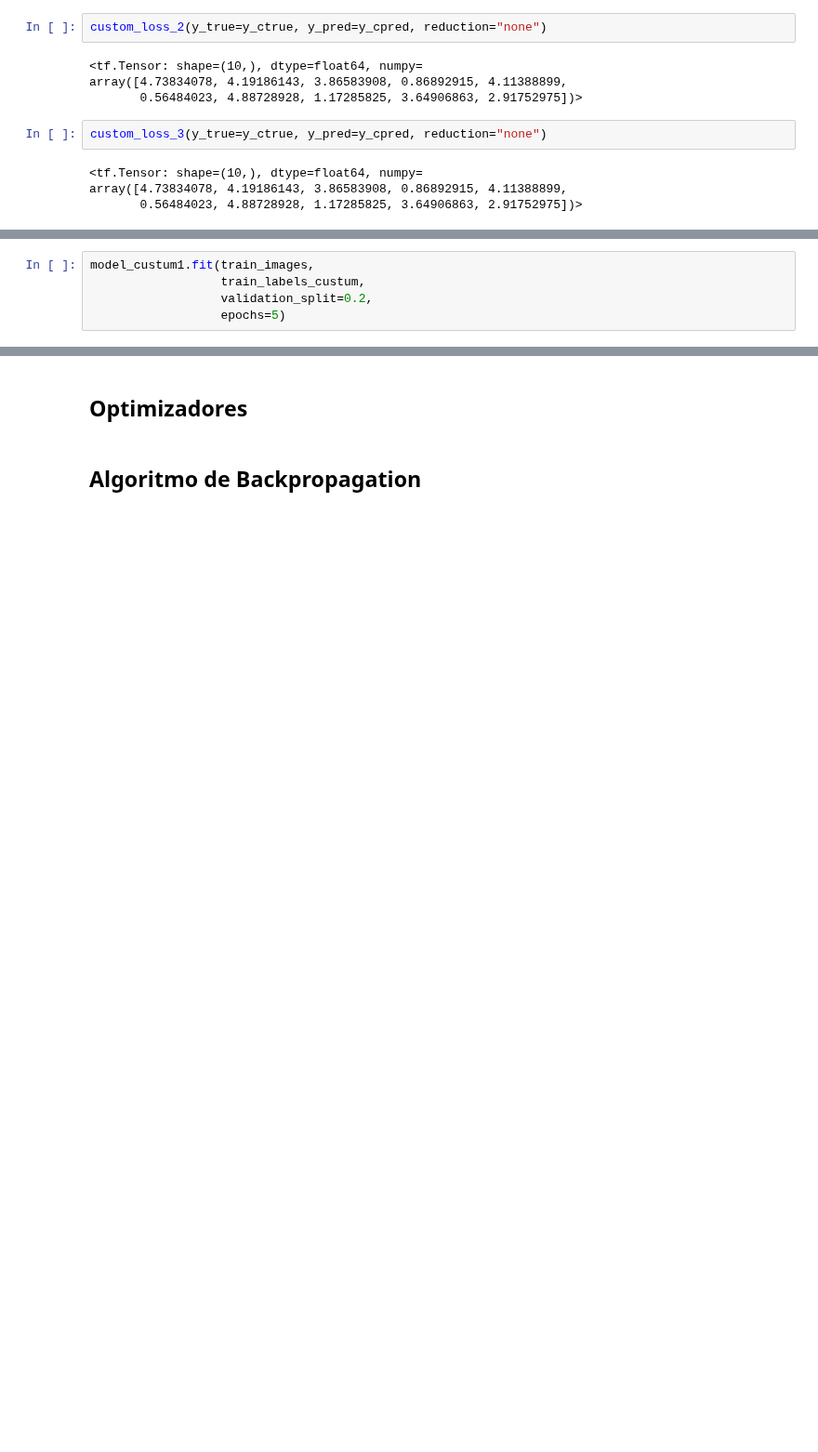
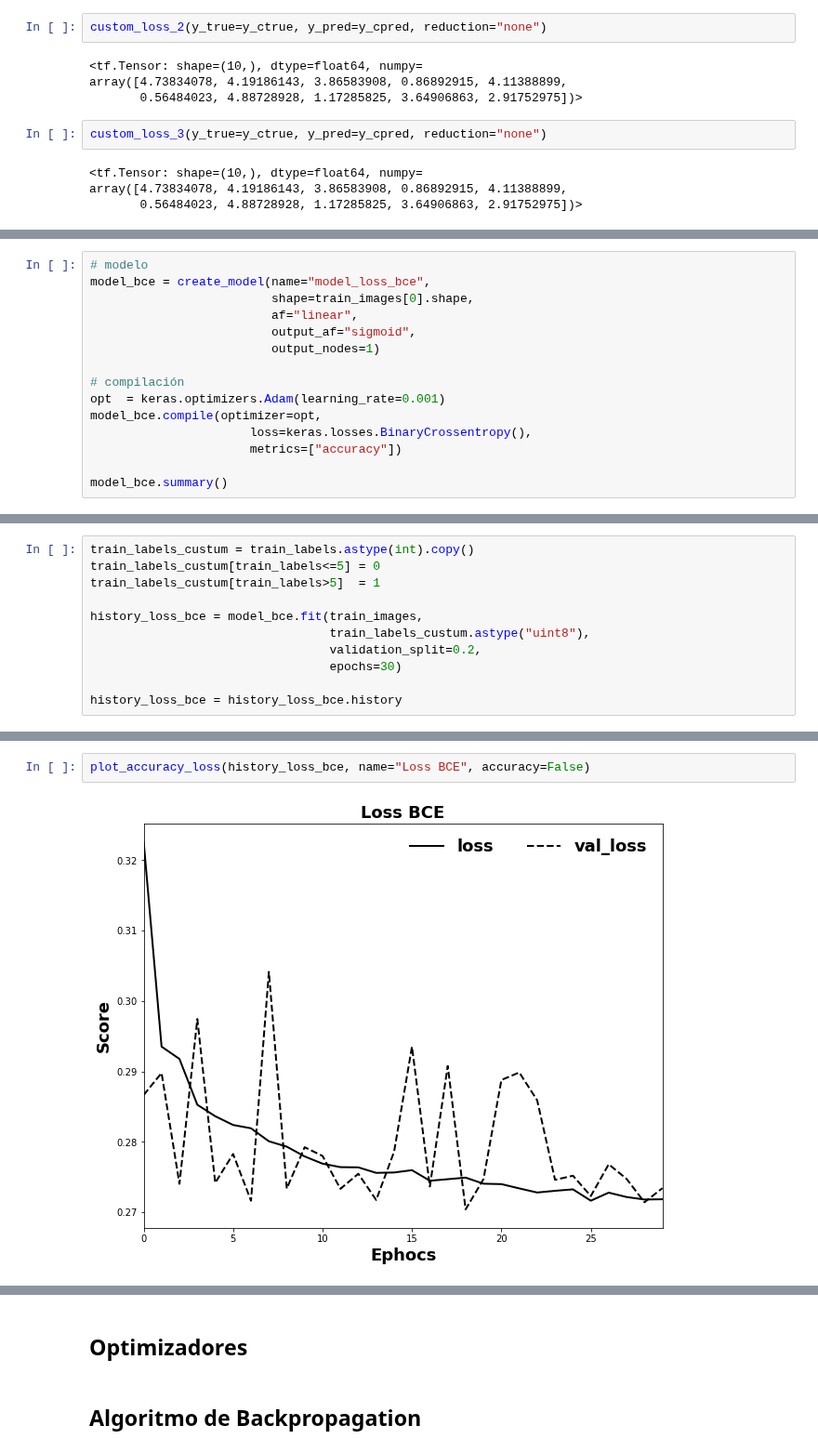
Before and after one commit to hplbrayan/Un-Curso-de-Deep-Learning, a Jupyter notebook: 02_intro_Keras_actf_backp/N2_actf_lf_op_bp.ipynb, the cells around one changed output, grey strips where cells are left out. Shown at 93% size. Drawn from its saved outputs; the diff is of its cells as text; blank space fills up the shorter version.

```diff
--- a/02_intro_Keras_actf_backp/N2_actf_lf_op_bp.ipynb
+++ b/02_intro_Keras_actf_backp/N2_actf_lf_op_bp.ipynb
@@ -2104,5 +2064,0 @@ Model: "custum_1"
-# %%
-model_custum1.fit(train_images,
-                  train_labels_custum,
-                  validation_split=0.2,
-                  epochs=5)
@@ -2122,0 +2074,15 @@ Una lista de errores producidos por malas definiciones de la función de perdida
+# %%
+# modelo
+model_bce = create_model(name="model_loss_bce",
+                         shape=train_images[0].shape,
+                         af="linear",
+                         output_af="sigmoid",
+                         output_nodes=1)
+
+# compilación
+opt  = keras.optimizers.Adam(learning_rate=0.001)
+model_bce.compile(optimizer=opt,
+                      loss=keras.losses.BinaryCrossentropy(),
+                      metrics=["accuracy"])
+
+model_bce.summary()
@@ -2122,0 +2109,11 @@ Una lista de errores producidos por malas definiciones de la función de perdida
+# %%
+train_labels_custum = train_labels.astype(int).copy()
+train_labels_custum[train_labels<=5] = 0
+train_labels_custum[train_labels>5]  = 1
+
+history_loss_bce = model_bce.fit(train_images,
+                                 train_labels_custum.astype("uint8"),
+                                 validation_split=0.2,
+                                 epochs=30)
+
+history_loss_bce = history_loss_bce.history
@@ -2122,0 +2138,4 @@ Una lista de errores producidos por malas definiciones de la función de perdida
+# %%
+plot_accuracy_loss(history_loss_bce, name="Loss BCE", accuracy=False)
+# %% [output]
+[figure, added]
```
Also changed, not shown: parts of 15 cells of this notebook.
